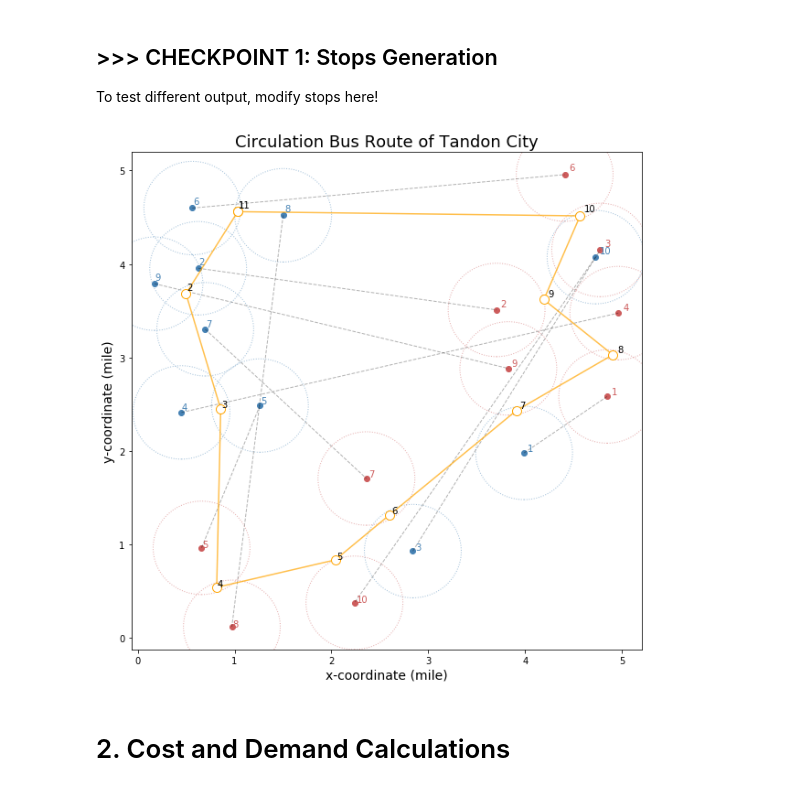
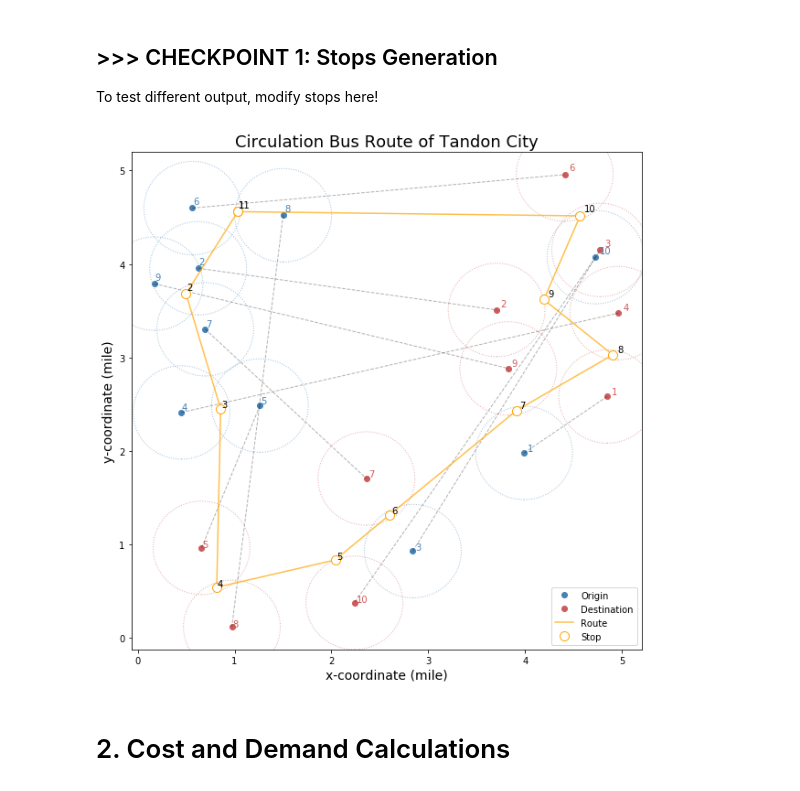
Before and after one commit to ywnch/UrbanPublicTransport, a Jupyter notebook: AS4/TR-GY7133_AS4.ipynb, the cells around one changed output. Saved outputs shown, nothing was run; the diff lists cells and outputs as text; code cells hidden in the pictures.

Commit message:
modify plot legends

```diff
--- a/AS4/TR-GY7133_AS4.ipynb
+++ b/AS4/TR-GY7133_AS4.ipynb
@@ -149,32 +151,33 @@ To test different output, modify stops here!
 # %%
 # plot proposed route and stops
 fig = plt.figure(figsize=(10,10))
 ax = fig.add_subplot(111)
-ax.plot(df['O-x'], df['O-y'], 'o', color='steelblue')
-ax.plot(df['D-x'], df['D-y'], 'o', color='indianred')
+ax.plot(df['O-x'], df['O-y'], 'o', color='steelblue', label='Origin')
+ax.plot(df['D-x'], df['D-y'], 'o', color='indianred', label='Destination')
 
 for i in range(1,len(df)+1):
     access_O = plt.Circle((df['O-x'][i], df['O-y'][i]), threshold, ls=':', color='steelblue', fill=False, alpha=0.5)
     access_D = plt.Circle((df['D-x'][i], df['D-y'][i]), threshold, ls=':', color='indianred', fill=False, alpha=0.5)
     ax.annotate(i, [df['O-x'][i], df['O-y'][i]], textcoords='offset points', color='steelblue')
     ax.annotate(i, [df['D-x'][i], df['D-y'][i]], textcoords='offset points', color='indianred')
     ax.plot([df['O-x'][i], df['D-x'][i]], [df['O-y'][i], df['D-y'][i]], 'k--', linewidth=1, alpha=0.3)
     ax.add_artist(access_O)
     ax.add_artist(access_D)
 
-ax.plot(stops[0], stops[1], '-', color='orange', alpha=0.7)
-ax.plot(stops[0], stops[1], 'o', markerfacecolor='white', markeredgecolor='orange', markersize=10)
+ax.plot(stops[0], stops[1], '-', color='orange', alpha=0.7, label='Route')
+ax.plot(stops[0], stops[1], 'o', markerfacecolor='white', markeredgecolor='orange', markersize=10, label='Stop')
 [ax.annotate(i+1, [stops[0][i], stops[1][i]],
              textcoords='offset points', color='black') for i in range(len(stops[0]))]
 
 plt.xlabel('x-coordinate (mile)', fontsize=14)
 plt.ylabel('y-coordinate (mile)', fontsize=14)
 plt.title('Circulation Bus Route of Tandon City', fontsize=18)
 
-plt.savefig('fig1.png', dpi=300)
+plt.legend(loc='lower right')
+plt.savefig('fig2.png', dpi=300)
 plt.show()
 # %% [output]
-[figure, old version]
+[figure, new version]
 # %% [markdown]
 # 2. Cost and Demand Calculations
 # %%
```
Also changed, not shown: parts of 1 cell of this notebook.
